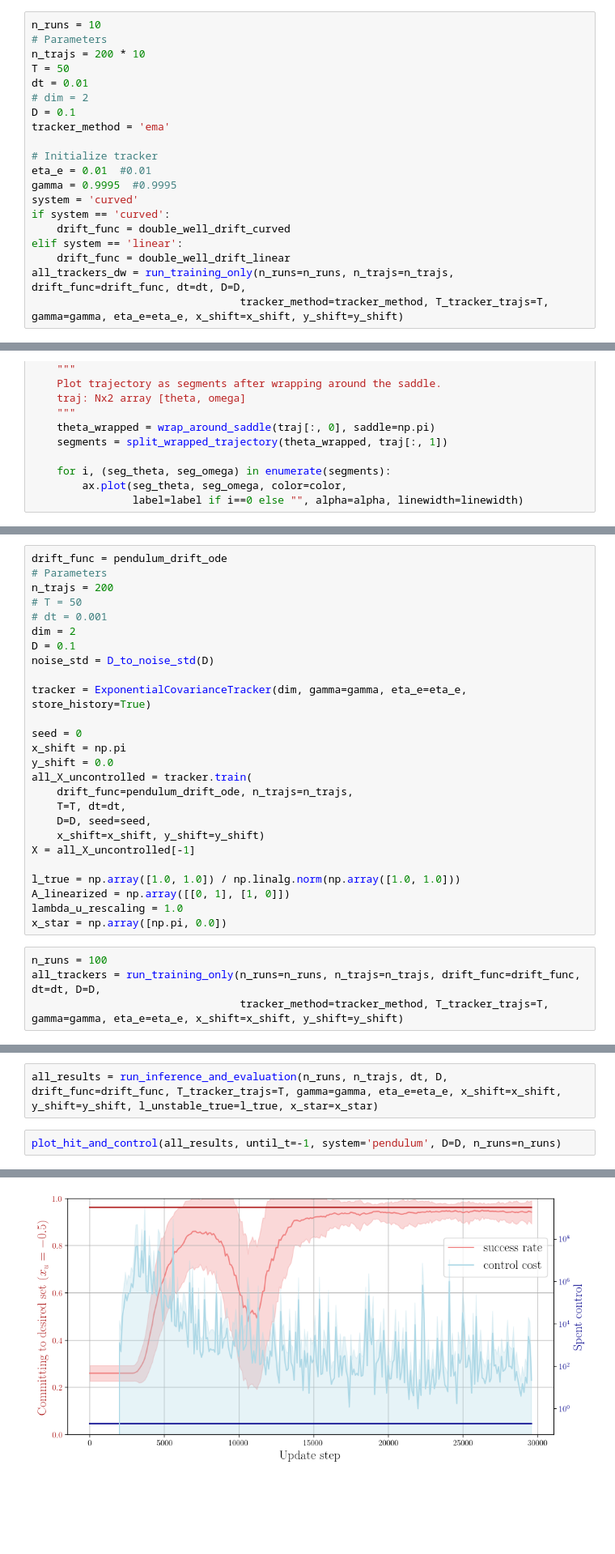
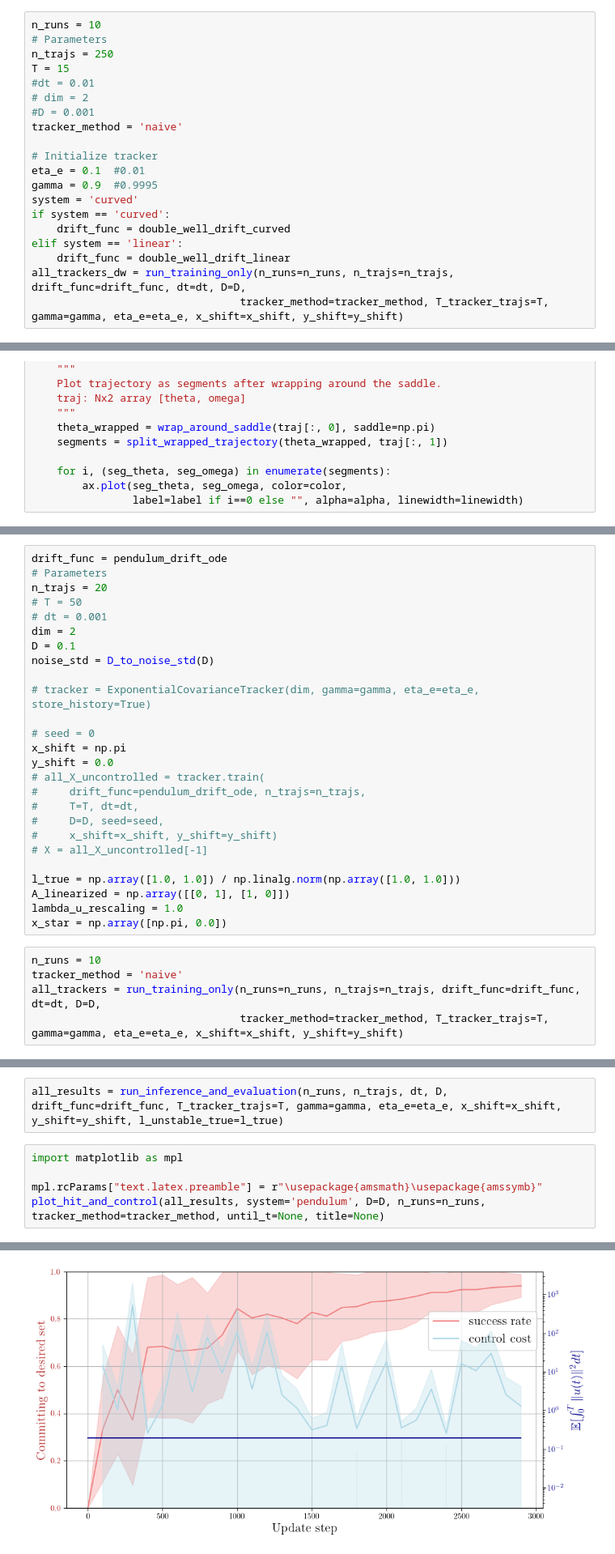
Before and after one commit to Asagodi/committor_control, a Jupyter notebook: estimation_test.ipynb, the cells around one changed output, grey strips where cells are left out. Shown at 81% size. Saved outputs shown, nothing was run; the diff lists cells and outputs as text; blank space fills up the shorter version.

```diff
--- a/estimation_test.ipynb
+++ b/estimation_test.ipynb
@@ -2103,16 +2130,16 @@ plt.show()
 # %%
 n_runs = 10
 # Parameters
-n_trajs = 200 * 10
-T = 50
-dt = 0.01
+n_trajs = 250
+T = 15
+#dt = 0.01
 # dim = 2
-D = 0.1
-tracker_method = 'ema'
+#D = 0.001
+tracker_method = 'naive'
 
 # Initialize tracker
-eta_e = 0.01  #0.01
-gamma = 0.9995  #0.9995
+eta_e = 0.1  #0.01
+gamma = 0.9  #0.9995
 system = 'curved'
 if system == 'curved':
     drift_func = double_well_drift_curved
@@ -2297,31 +2333,32 @@ ax.set_ylim(-np.pi, np.pi)
 # %%
 drift_func = pendulum_drift_ode
 # Parameters
-n_trajs = 200
+n_trajs = 20
 # T = 50
 # dt = 0.001
 dim = 2
 D = 0.1
 noise_std = D_to_noise_std(D)
 
-tracker = ExponentialCovarianceTracker(dim, gamma=gamma, eta_e=eta_e, store_history=True)
+# tracker = ExponentialCovarianceTracker(dim, gamma=gamma, eta_e=eta_e, store_history=True)
 
-seed = 0
+# seed = 0
 x_shift = np.pi
 y_shift = 0.0
-all_X_uncontrolled = tracker.train(
-    drift_func=pendulum_drift_ode, n_trajs=n_trajs,
-    T=T, dt=dt,
-    D=D, seed=seed,
-    x_shift=x_shift, y_shift=y_shift)
-X = all_X_uncontrolled[-1]
+# all_X_uncontrolled = tracker.train(
+#     drift_func=pendulum_drift_ode, n_trajs=n_trajs,
+#     T=T, dt=dt,
+#     D=D, seed=seed,
+#     x_shift=x_shift, y_shift=y_shift)
+# X = all_X_uncontrolled[-1]
 
 l_true = np.array([1.0, 1.0]) / np.linalg.norm(np.array([1.0, 1.0]))
 A_linearized = np.array([[0, 1], [1, 0]])
 lambda_u_rescaling = 1.0
 x_star = np.array([np.pi, 0.0])
 # %%
-n_runs = 100
+n_runs = 10
+tracker_method = 'naive'
 all_trackers = run_training_only(n_runs=n_runs, n_trajs=n_trajs, drift_func=drift_func, dt=dt, D=D,
                                  tracker_method=tracker_method, T_tracker_trajs=T, gamma=gamma, eta_e=eta_e, x_shift=x_shift, y_shift=y_shift)
 # %%
@@ -2333,5 +2370,8 @@ plot_tracker_metrics(all_trackers, A_linearized, l_true, x_star, dt,
 # %%
-all_results = run_inference_and_evaluation(n_runs, n_trajs, dt, D, drift_func=drift_func, T_tracker_trajs=T, gamma=gamma, eta_e=eta_e, x_shift=x_shift, y_shift=y_shift, l_unstable_true=l_true, x_star=x_star)
+all_results = run_inference_and_evaluation(n_runs, n_trajs, dt, D, drift_func=drift_func, T_tracker_trajs=T, gamma=gamma, eta_e=eta_e, x_shift=x_shift, y_shift=y_shift, l_unstable_true=l_true)
 # %%
-plot_hit_and_control(all_results, until_t=-1, system='pendulum', D=D, n_runs=n_runs)
+import matplotlib as mpl
+
+mpl.rcParams["text.latex.preamble"] = r"\usepackage{amsmath}\usepackage{amssymb}"
+plot_hit_and_control(all_results, system='pendulum', D=D, n_runs=n_runs,  tracker_method=tracker_method, until_t=None, title=None)
 # %% [output]
@@ -2338 +2379 @@ plot_hit_and_control(all_results, until_t=-1, system='pendulum', D=D, n_runs=n_r
-[figure, old version]
+[figure, new version]
```
Also changed, not shown: parts of 26 cells of this notebook.
